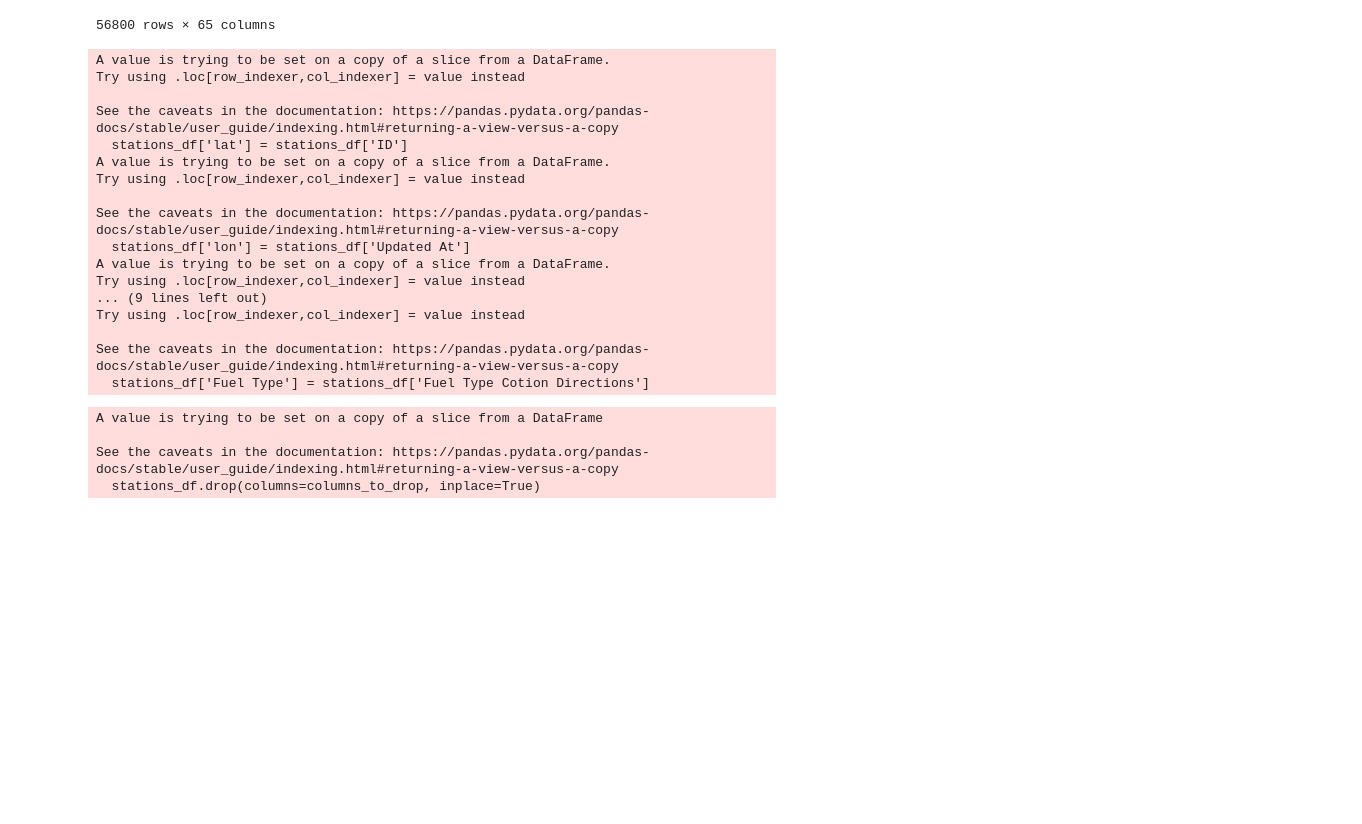
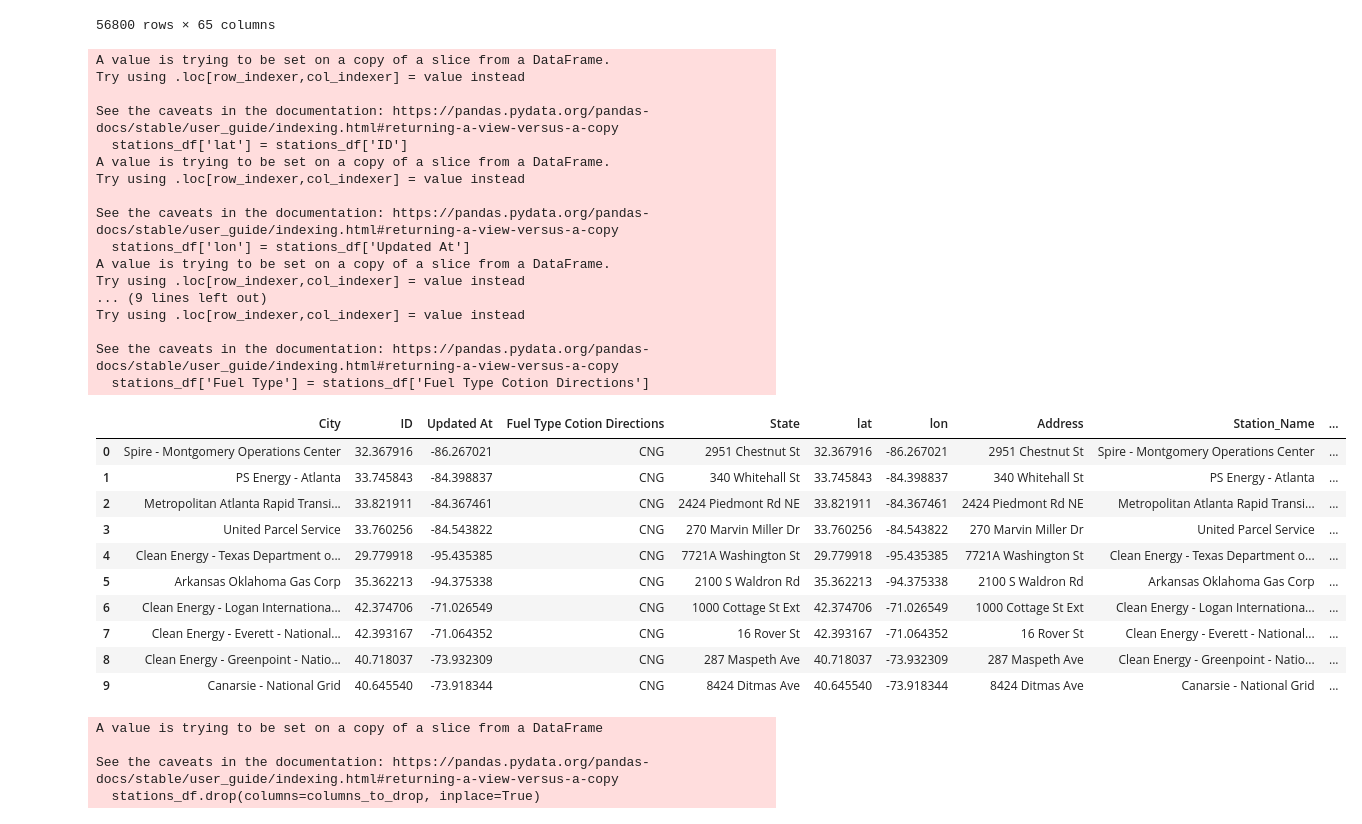
Before and after one commit to Brandon-C92/National_Alt_Fuel_Database, a Jupyter notebook: data/ELEC_DATA-1.ipynb, the cells around one changed output. Drawn from its saved outputs; the diff is of its cells as text; code cells hidden in the pictures; blank space fills up the shorter version.

Commit message:
started changes to Fuel stats, will be done in AM

```diff
--- a/data/ELEC_DATA-1.ipynb
+++ b/data/ELEC_DATA-1.ipynb
@@ -42,33 +35,45 @@ stations_df= df[columns_to_keep]
 
 # Print the DataFrame with selected columns
 stations_df.sample(15)
 type(stations_df['City'])
 type(stations_df['Updated At'])
 
 # I need to remake new columns to make the DF easier to understand
 stations_df['lat'] = stations_df['ID']
 stations_df['lon'] = stations_df['Updated At']
 stations_df['Address'] = stations_df['State']
 stations_df['Station_Name'] = stations_df['City']
 stations_df['Fuel Type'] = stations_df['Fuel Type Cotion Directions']
+stations_df.head(10)
 # %% [output]
 A value is trying to be set on a copy of a slice from a DataFrame.
 Try using .loc[row_indexer,col_indexer] = value instead
 
 See the caveats in the documentation: https://pandas.pydata.org/pandas-docs/stable/user_guide/indexing.html#returning-a-view-versus-a-copy
   stations_df['lat'] = stations_df['ID']
 A value is trying to be set on a copy of a slice from a DataFrame.
 Try using .loc[row_indexer,col_indexer] = value instead
 
 See the caveats in the documentation: https://pandas.pydata.org/pandas-docs/stable/user_guide/indexing.html#returning-a-view-versus-a-copy
   stations_df['lon'] = stations_df['Updated At']
 A value is trying to be set on a copy of a slice from a DataFrame.
 Try using .loc[row_indexer,col_indexer] = value instead
 ... (9 lines left out)
 Try using .loc[row_indexer,col_indexer] = value instead
 
 See the caveats in the documentation: https://pandas.pydata.org/pandas-docs/stable/user_guide/indexing.html#returning-a-view-versus-a-copy
   stations_df['Fuel Type'] = stations_df['Fuel Type Cotion Directions']
+|  | City | ID | Updated At | Fuel Type Cotion Directions | State | lat | lon | Address | Station_Name | ... |
+| 0 | Spire - Montgomery Operations Center | 32.367916 | -86.267021 | CNG | 2951 Chestnut St | 32.367916 | -86.267021 | 2951 Chestnut St | Spire - Montgomery Operations Center | ... |
+| 1 | PS Energy - Atlanta | 33.745843 | -84.398837 | CNG | 340 Whitehall St | 33.745843 | -84.398837 | 340 Whitehall St | PS Energy - Atlanta | ... |
+| 2 | Metropolitan Atlanta Rapid Transi... | 33.821911 | -84.367461 | CNG | 2424 Piedmont Rd NE | 33.821911 | -84.367461 | 2424 Piedmont Rd NE | Metropolitan Atlanta Rapid Transi... | ... |
+| 3 | United Parcel Service | 33.760256 | -84.543822 | CNG | 270 Marvin Miller Dr | 33.760256 | -84.543822 | 270 Marvin Miller Dr | United Parcel Service | ... |
+| 4 | Clean Energy - Texas Department o... | 29.779918 | -95.435385 | CNG | 7721A Washington St | 29.779918 | -95.435385 | 7721A Washington St | Clean Energy - Texas Department o... | ... |
+| 5 | Arkansas Oklahoma Gas Corp | 35.362213 | -94.375338 | CNG | 2100 S Waldron Rd | 35.362213 | -94.375338 | 2100 S Waldron Rd | Arkansas Oklahoma Gas Corp | ... |
+| 6 | Clean Energy - Logan Internationa... | 42.374706 | -71.026549 | CNG | 1000 Cottage St Ext | 42.374706 | -71.026549 | 1000 Cottage St Ext | Clean Energy - Logan Internationa... | ... |
+| 7 | Clean Energy - Everett - National... | 42.393167 | -71.064352 | CNG | 16 Rover St | 42.393167 | -71.064352 | 16 Rover St | Clean Energy - Everett - National... | ... |
+| 8 | Clean Energy - Greenpoint - Natio... | 40.718037 | -73.932309 | CNG | 287 Maspeth Ave | 40.718037 | -73.932309 | 287 Maspeth Ave | Clean Energy - Greenpoint - Natio... | ... |
+| 9 | Canarsie - National Grid | 40.645540 | -73.918344 | CNG | 8424 Ditmas Ave | 40.645540 | -73.918344 | 8424 Ditmas Ave | Canarsie - National Grid | ... |
 # %%
 #renamed the columns to "lat" and "lon", dropped old columns
 
```
Also changed, not shown: parts of 3 cells of this notebook, 1 other file.
